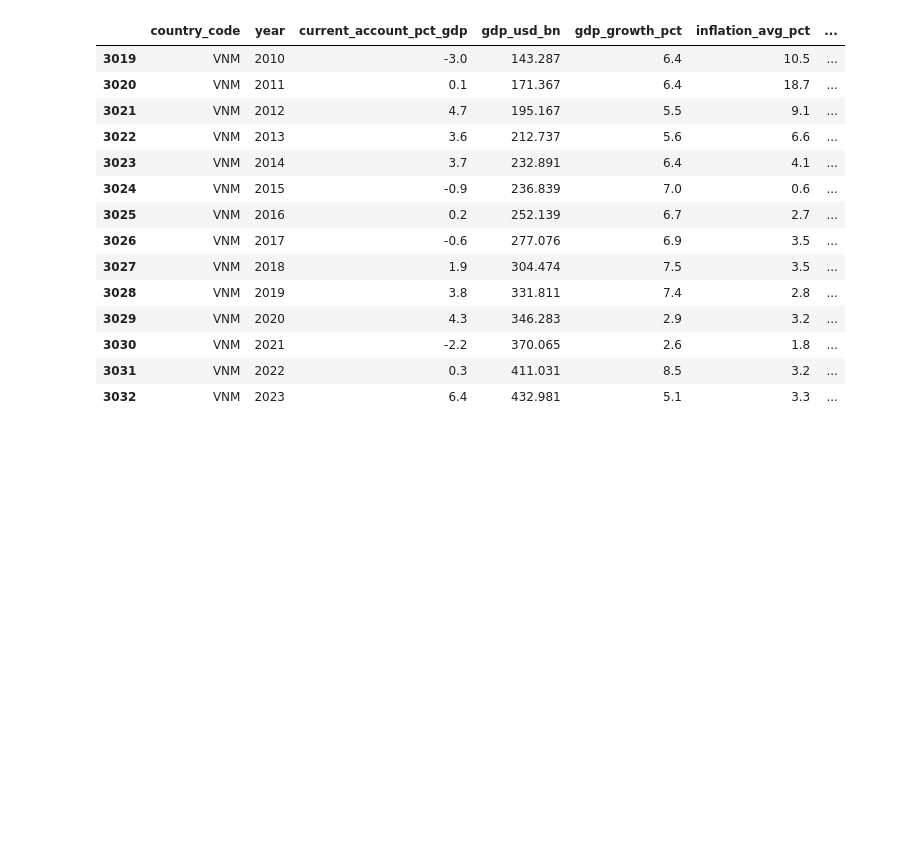
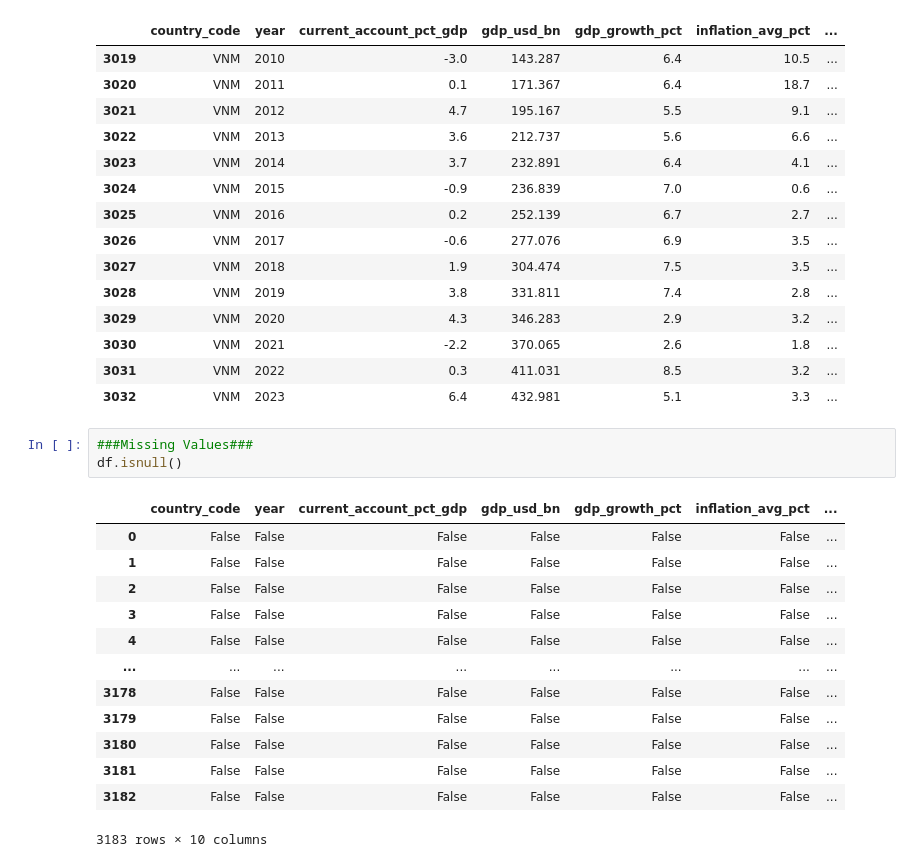
Before and after one commit to elmago07/AI-ML-Learnings, a Jupyter notebook: pandas_learnings.ipynb, the cells around one changed output. Drawn from its saved outputs; the diff is of its cells as text; blank space fills up the shorter version.

```diff
--- a/pandas_learnings.ipynb
+++ b/pandas_learnings.ipynb
@@ -416,3 +416,20 @@ df[(df['country_code'] == 'VNM') & (df['unemployment_pct'] < 10)]
 | 3030 | VNM | 2021 | -2.2 | 370.065 | 2.6 | 1.8 | ... |
 | 3031 | VNM | 2022 | 0.3 | 411.031 | 8.5 | 3.2 | ... |
 | 3032 | VNM | 2023 | 6.4 | 432.981 | 5.1 | 3.3 | ... |
+# %%
+###Missing Values###
+df.isnull()
+# %% [output]
+|  | country_code | year | current_account_pct_gdp | gdp_usd_bn | gdp_growth_pct | inflation_avg_pct | ... |
+| 0 | False | False | False | False | False | False | ... |
+| 1 | False | False | False | False | False | False | ... |
+| 2 | False | False | False | False | False | False | ... |
+| 3 | False | False | False | False | False | False | ... |
+| 4 | False | False | False | False | False | False | ... |
+| ... | ... | ... | ... | ... | ... | ... | ... |
+| 3178 | False | False | False | False | False | False | ... |
+| 3179 | False | False | False | False | False | False | ... |
+| 3180 | False | False | False | False | False | False | ... |
+| 3181 | False | False | False | False | False | False | ... |
+| 3182 | False | False | False | False | False | False | ... |
+3183 rows × 10 columns
```
Also changed, not shown: parts of 6 cells of this notebook.
